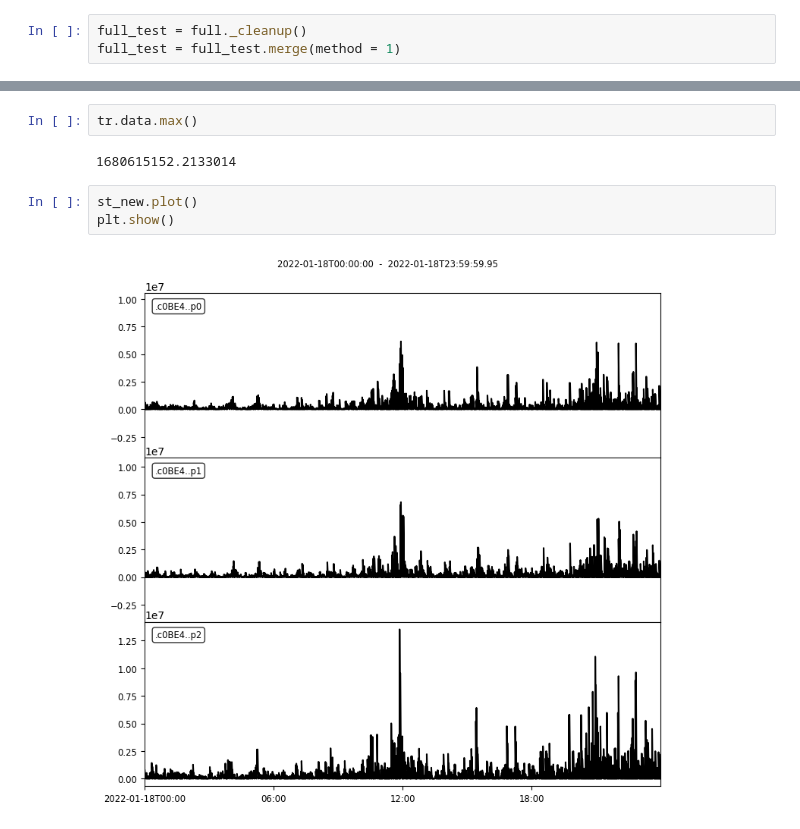
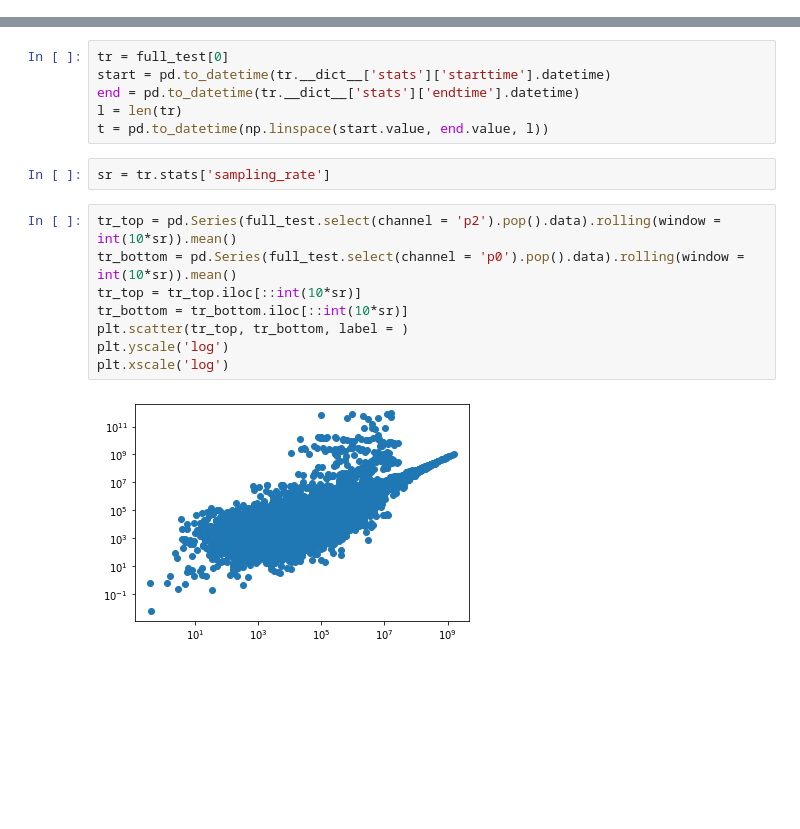
Before and after one commit to ZachHoppinen/infrasound-snow-attenuation, a Jupyter notebook: src/analysis/power_analysis.ipynb, the cells around one changed output, grey strips where cells are left out. Drawn from its saved outputs; the diff is of its cells as text; blank space fills up the shorter version.

```diff
--- a/src/analysis/power_analysis.ipynb
+++ b/src/analysis/power_analysis.ipynb
@@ -35,3 +148,0 @@ for freqs in filter_freq:
-# %%
-full_test = full._cleanup()
-full_test = full_test.merge(method = 1)
@@ -50,9 +149,18 @@ plt.show()
-# %%
-tr.data.max()
-# %% [output]
-1680615152.2133014
-# %%
-st_new.plot()
-plt.show()
-# %% [output]
-[figure, removed]
+# %%
+tr = full_test[0]
+start = pd.to_datetime(tr.__dict__['stats']['starttime'].datetime)
+end = pd.to_datetime(tr.__dict__['stats']['endtime'].datetime)
+l = len(tr)
+t = pd.to_datetime(np.linspace(start.value, end.value, l))
+# %%
+sr = tr.stats['sampling_rate']
+# %%
+tr_top = pd.Series(full_test.select(channel = 'p2').pop().data).rolling(window = int(10*sr)).mean()
+tr_bottom = pd.Series(full_test.select(channel = 'p0').pop().data).rolling(window = int(10*sr)).mean()
+tr_top = tr_top.iloc[::int(10*sr)]
+tr_bottom = tr_bottom.iloc[::int(10*sr)]
+plt.scatter(tr_top, tr_bottom, label = )
+plt.yscale('log')
+plt.xscale('log')
+# %% [output]
+[figure, added]
```
Also changed, not shown: parts of 12 cells of this notebook, 8 other files.
